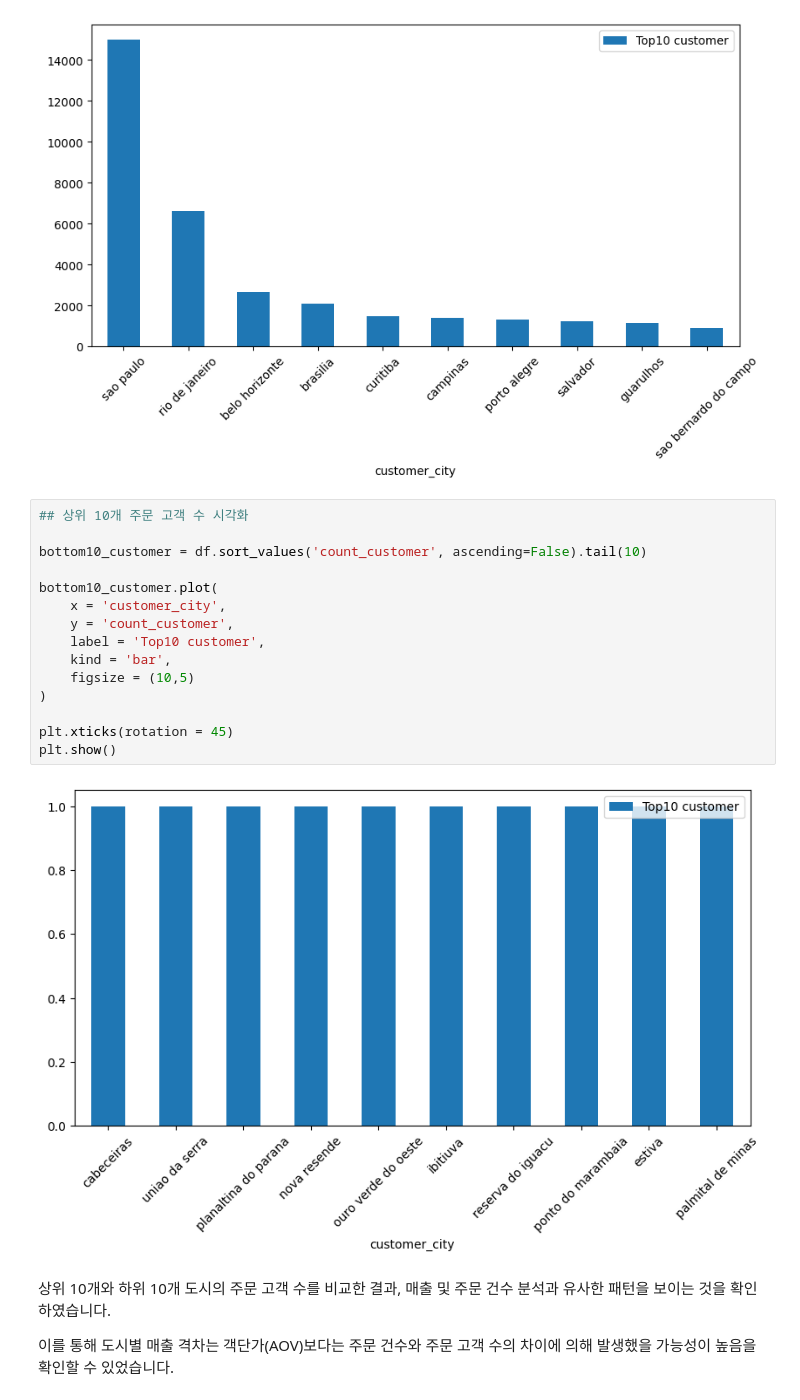
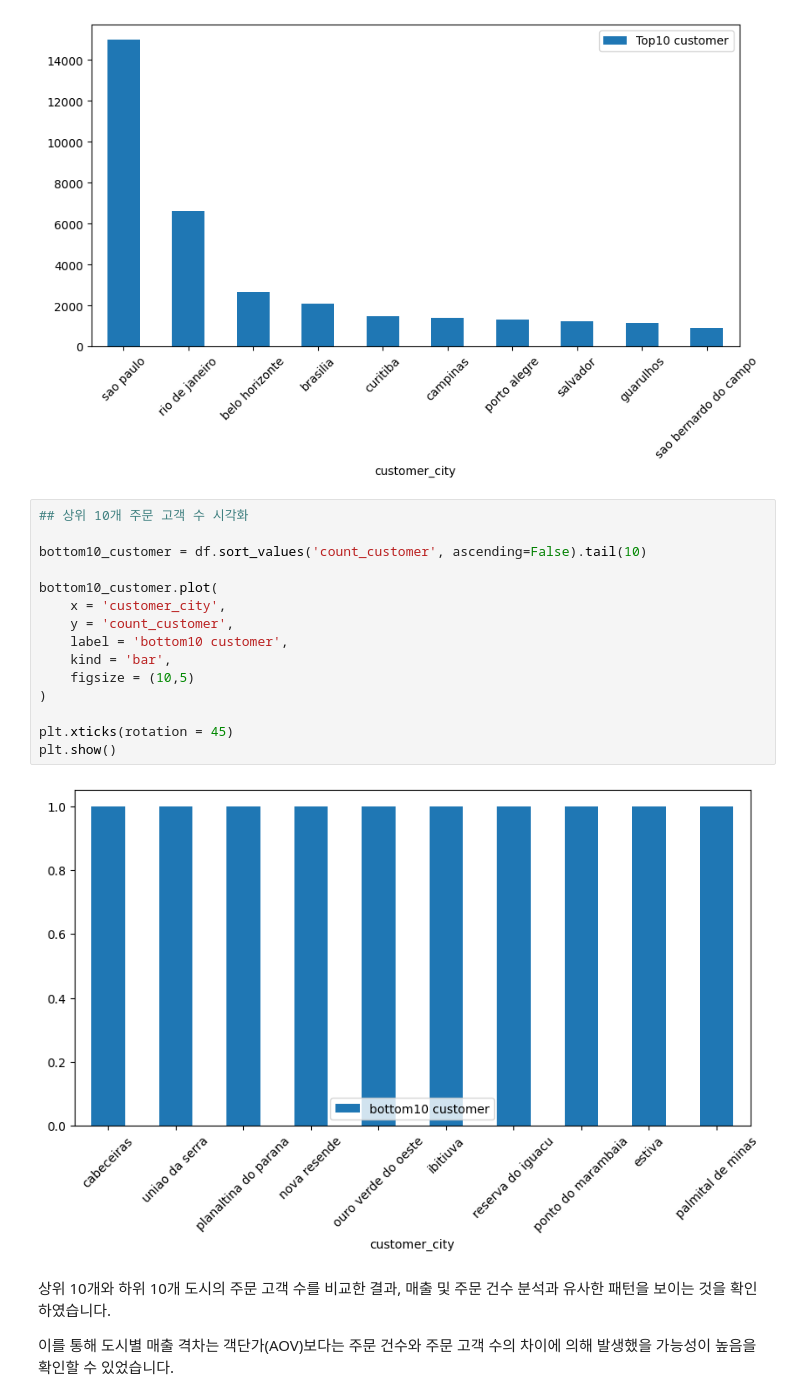
Before and after one commit to joong0712/olist-revenue-data-anl, a Jupyter notebook: anl3.ipynb, the cells around one changed output. Drawn from its saved outputs; the diff is of its cells as text.

```diff
--- a/anl3.ipynb
+++ b/anl3.ipynb
@@ -190,20 +196,20 @@ plt.show()
 # %%
 ## 상위 10개 주문 고객 수 시각화
 
 bottom10_customer = df.sort_values('count_customer', ascending=False).tail(10)
 
 bottom10_customer.plot(
     x = 'customer_city',
     y = 'count_customer',
-    label = 'Top10 customer',
+    label = 'bottom10 customer',
     kind = 'bar',
     figsize = (10,5)
 )
 
 plt.xticks(rotation = 45)
 plt.show()
 # %% [output]
-[figure, old version]
+[figure, new version]
 # %% [markdown]
 상위 10개와 하위 10개 도시의 주문 고객 수를 비교한 결과,
 매출 및 주문 건수 분석과 유사한 패턴을 보이는 것을 확인하였습니다.
```
Also changed, not shown: parts of 8 cells of this notebook.
